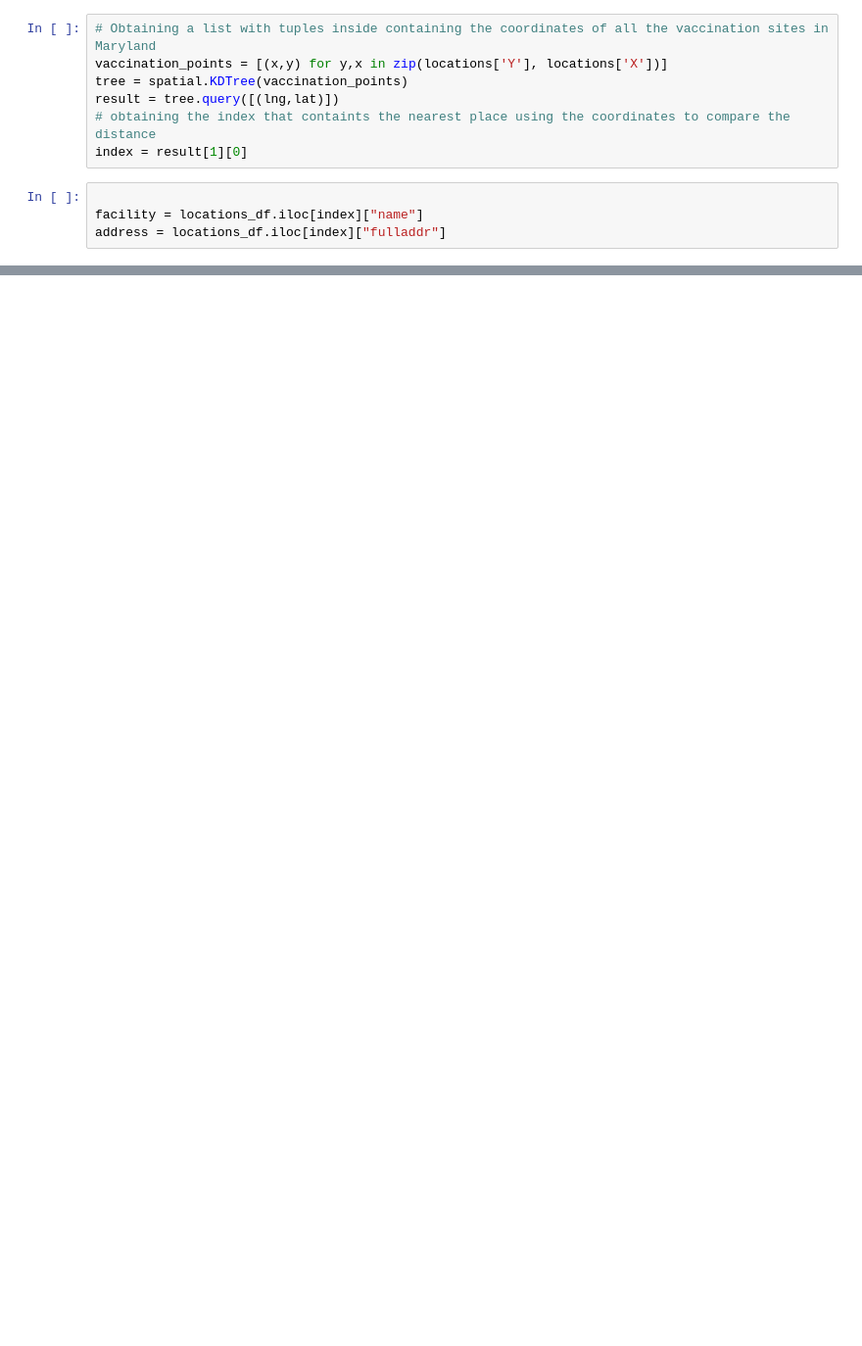
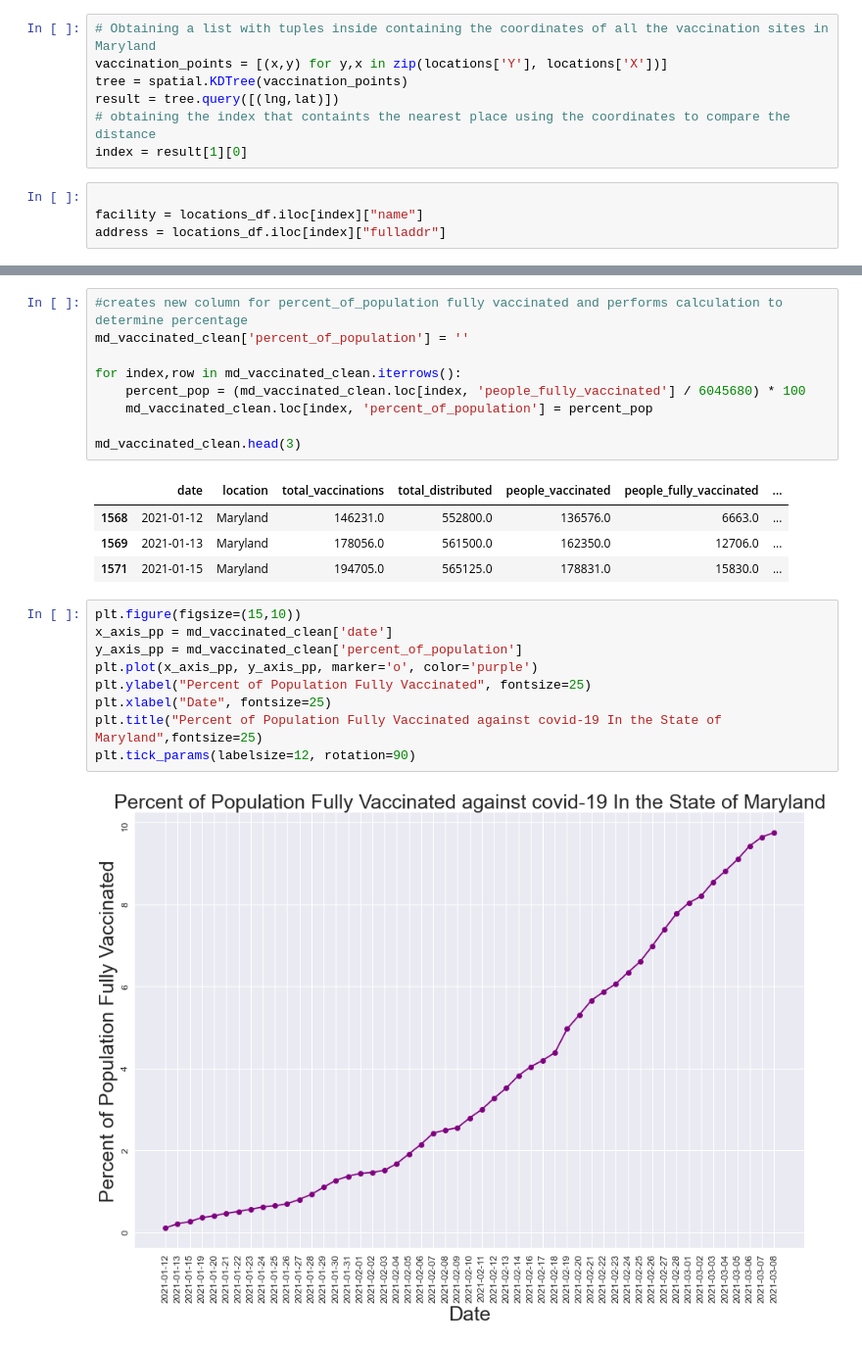
Before and after one commit to ccgrace/maryland_vaccination, a Jupyter notebook: Covid19-Vaccination-Analysis/Vaccionation_in_Maryland_starter.ipynb, the cells around one changed output, grey strips where cells are left out. Shown at 98% size. Saved outputs shown, nothing was run; the diff lists cells and outputs as text; blank space fills up the shorter version.

```diff
--- a/Covid19-Vaccination-Analysis/Vaccionation_in_Maryland_starter.ipynb
+++ b/Covid19-Vaccination-Analysis/Vaccionation_in_Maryland_starter.ipynb
@@ -187,0 +225,25 @@ located at: 209 N 3rd St Oakland MD 21550
+# %%
+#creates new column for percent_of_population fully vaccinated and performs calculation to determine percentage
+md_vaccinated_clean['percent_of_population'] = ''
+
+for index,row in md_vaccinated_clean.iterrows():
+    percent_pop = (md_vaccinated_clean.loc[index, 'people_fully_vaccinated'] / 6045680) * 100
+    md_vaccinated_clean.loc[index, 'percent_of_population'] = percent_pop
+
+md_vaccinated_clean.head(3)
+# %% [output]
+|  | date | location | total_vaccinations | total_distributed | people_vaccinated | people_fully_vaccinated | ... |
+| 1568 | 2021-01-12 | Maryland | 146231.0 | 552800.0 | 136576.0 | 6663.0 | ... |
+| 1569 | 2021-01-13 | Maryland | 178056.0 | 561500.0 | 162350.0 | 12706.0 | ... |
+| 1571 | 2021-01-15 | Maryland | 194705.0 | 565125.0 | 178831.0 | 15830.0 | ... |
+# %%
+plt.figure(figsize=(15,10))
+x_axis_pp = md_vaccinated_clean['date']
+y_axis_pp = md_vaccinated_clean['percent_of_population']
+plt.plot(x_axis_pp, y_axis_pp, marker='o', color='purple')
+plt.ylabel("Percent of Population Fully Vaccinated", fontsize=25)
+plt.xlabel("Date", fontsize=25)
+plt.title("Percent of Population Fully Vaccinated against covid-19 In the State of Maryland",fontsize=25)
+plt.tick_params(labelsize=12, rotation=90)
+# %% [output]
+[figure, added]
```
Also changed, not shown: parts of 12 cells of this notebook.
